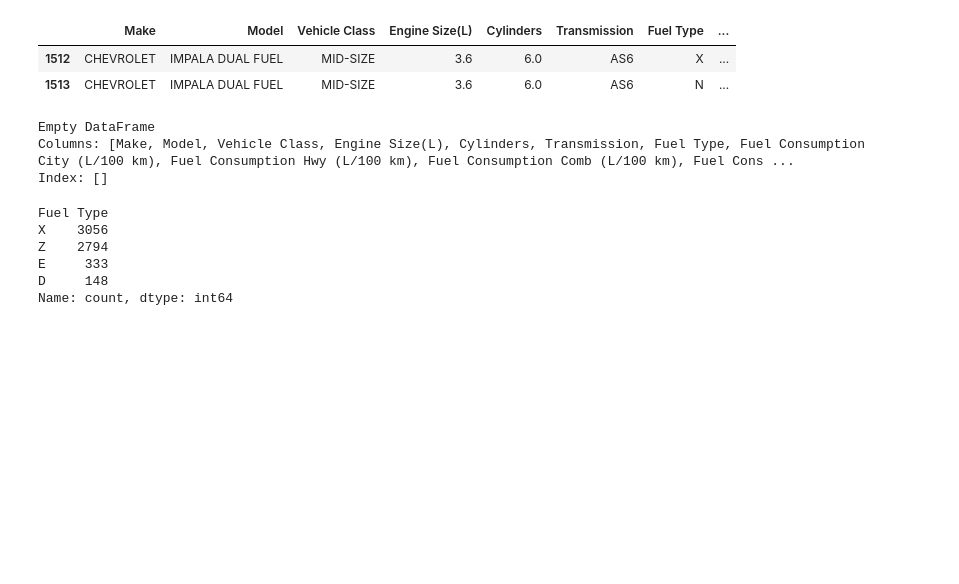
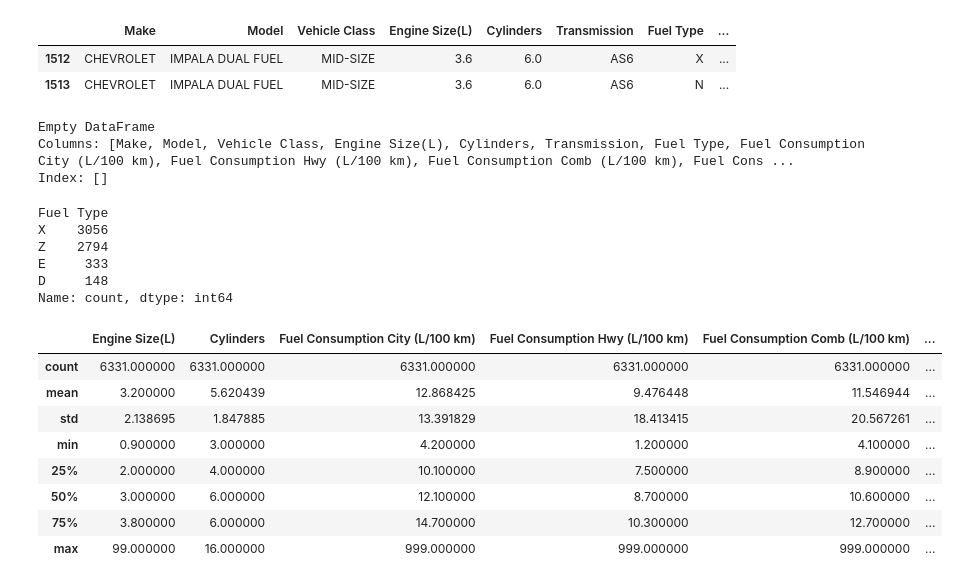
Before and after one commit to shangeethAlex/fdm_ml_project, a Jupyter notebook: notebook/EDA_CO2_emission.ipynb, the cells around one changed output. Drawn from its saved outputs; the diff is of its cells as text; code cells hidden in the pictures; blank space fills up the shorter version.

```diff
--- a/notebook/EDA_CO2_emission.ipynb
+++ b/notebook/EDA_CO2_emission.ipynb
@@ -1039,3 +1039,15 @@ Z    2794
 E     333
 D     148
 Name: count, dtype: int64
+# %%
+data_prep.describe()
+# %% [output]
+|  | Engine Size(L) | Cylinders | Fuel Consumption City (L/100 km) | Fuel Consumption Hwy (L/100 km) | Fuel Consumption Comb (L/100 km) | ... |
+| count | 6331.000000 | 6331.000000 | 6331.000000 | 6331.000000 | 6331.000000 | ... |
+| mean | 3.200000 | 5.620439 | 12.868425 | 9.476448 | 11.546944 | ... |
+| std | 2.138695 | 1.847885 | 13.391829 | 18.413415 | 20.567261 | ... |
+| min | 0.900000 | 3.000000 | 4.200000 | 1.200000 | 4.100000 | ... |
+| 25% | 2.000000 | 4.000000 | 10.100000 | 7.500000 | 8.900000 | ... |
+| 50% | 3.000000 | 6.000000 | 12.100000 | 8.700000 | 10.600000 | ... |
+| 75% | 3.800000 | 6.000000 | 14.700000 | 10.300000 | 12.700000 | ... |
+| max | 99.000000 | 16.000000 | 999.000000 | 999.000000 | 999.000000 | ... |
```
Also changed, not shown: parts of 5 cells of this notebook.
